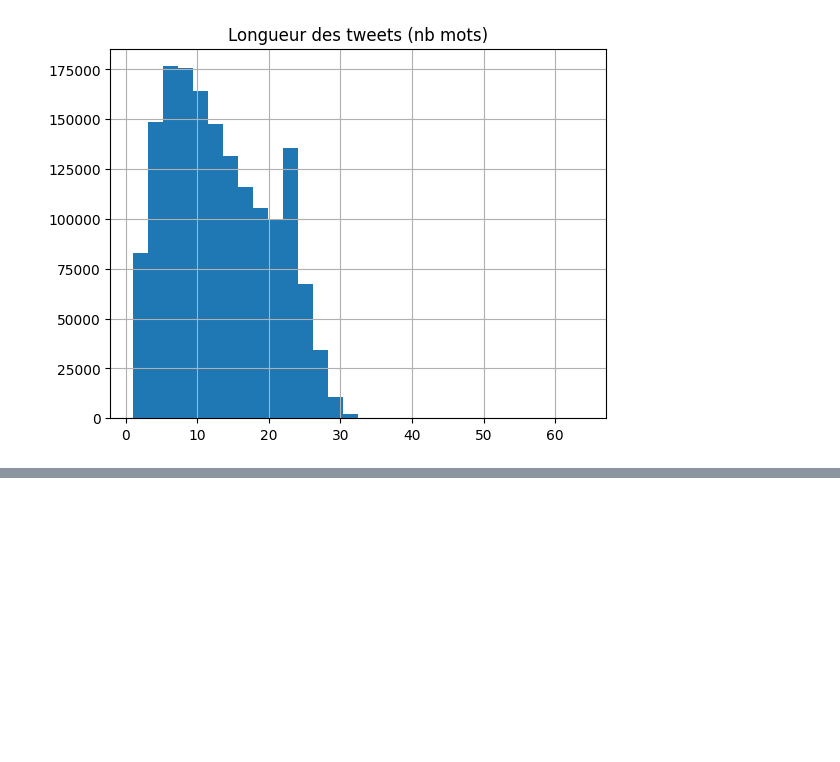
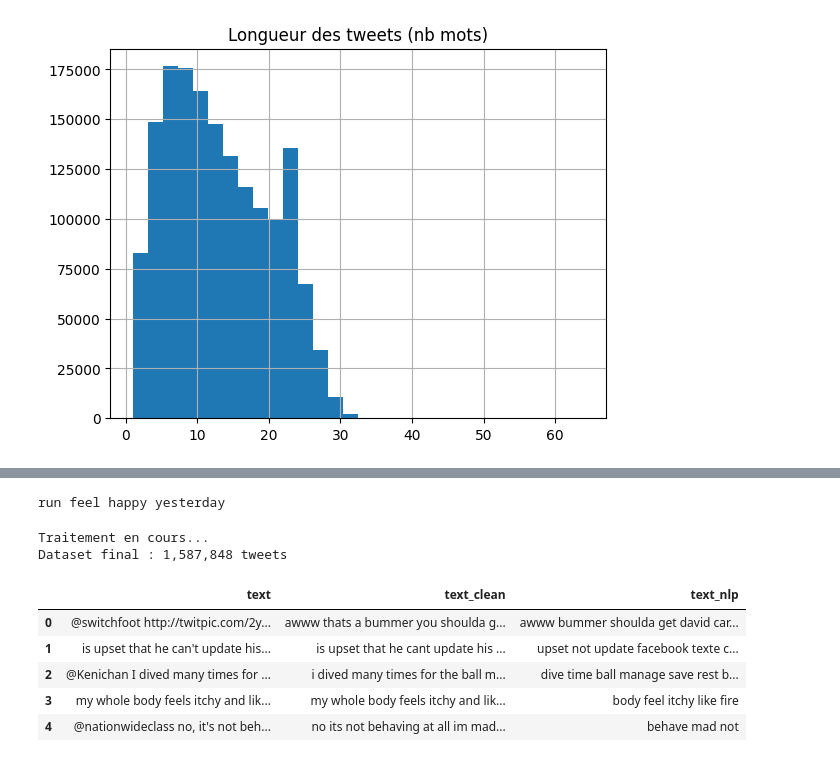
Before and after one commit to TomWilkRavoux/DeepLearning, a Jupyter notebook: Traitement.ipynb, the cells around one changed output, grey strips where cells are left out. Drawn from its saved outputs; the diff is of its cells as text; code cells hidden in the pictures; blank space fills up the shorter version.

Commit message:
Processing traitement nlp fait

```diff
--- a/Traitement.ipynb
+++ b/Traitement.ipynb
@@ -148,0 +164,53 @@ print(df[['text', 'text_clean']].head(5))
+# %%
+nlp = spacy.load('en_core_web_sm', disable=['parser', 'ner'])
+# %%
+def nlp_pipeline(text):
+    doc = nlp(text)
+    tokens = [
+        token.lemma_             # on garde le lemme (forme de base du mot)
+        for token in doc
+        if not token.is_stop     # supprime les stop words (the, is, a...)
+        and not token.is_punct   # supprime la ponctuation
+        and not token.is_space   # supprime les espaces
+        and token.is_alpha       # garde uniquement les mots alphabétiques
+        and len(token.text) > 1  # supprime les tokens d'un seul caractère
+    ]
+    return ' '.join(tokens)
+
+# Test sur un exemple avant d'appliquer sur tout le dataset
+print(nlp_pipeline("I was running and feeling so happy yesterday"))
+# %% [output]
+run feel happy yesterday
+# %%
+# Application sur tout le dataset via nlp.pipe()
+print("Traitement en cours...")
+
+processed = []
+for doc in nlp.pipe(df['text_clean'].tolist(), batch_size=1000, n_process=-1):
+    tokens = [
+        token.lemma_
+        for token in doc
+        if not token.is_stop
+        and not token.is_punct
+        and not token.is_space
+        and token.is_alpha
+        and len(token.text) > 1
+    ]
+    processed.append(' '.join(tokens))
+
+df['text_nlp'] = processed
+
+# Supprime les tweets vides après NLP
+df = df[df['text_nlp'].str.len() > 0].reset_index(drop=True)
+
+print(f"Dataset final : {len(df):,} tweets")
+df[['text', 'text_clean', 'text_nlp']].head(5)
+# %% [output]
+Traitement en cours...
+Dataset final : 1,587,848 tweets
+|  | text | text_clean | text_nlp |
+| 0 | @switchfoot http://twitpic.com/2y... | awww thats a bummer you shoulda g... | awww bummer shoulda get david car... |
+| 1 | is upset that he can't update his... | is upset that he cant update his ... | upset not update facebook texte c... |
+| 2 | @Kenichan I dived many times for ... | i dived many times for the ball m... | dive time ball manage save rest b... |
+| 3 | my whole body feels itchy and lik... | my whole body feels itchy and lik... | body feel itchy like fire |
+| 4 | @nationwideclass no, it's not beh... | no its not behaving at all im mad... | behave mad not |
```
Also changed, not shown: parts of 2 cells of this notebook.
